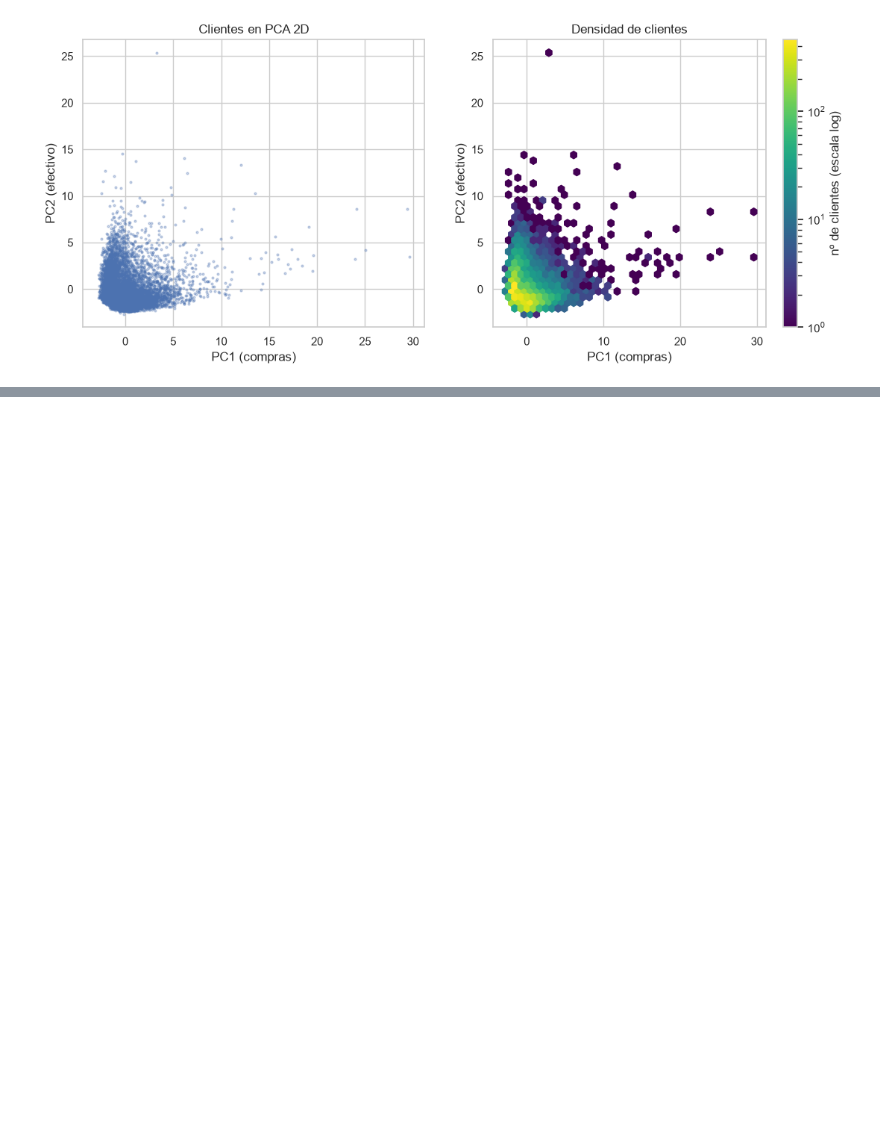
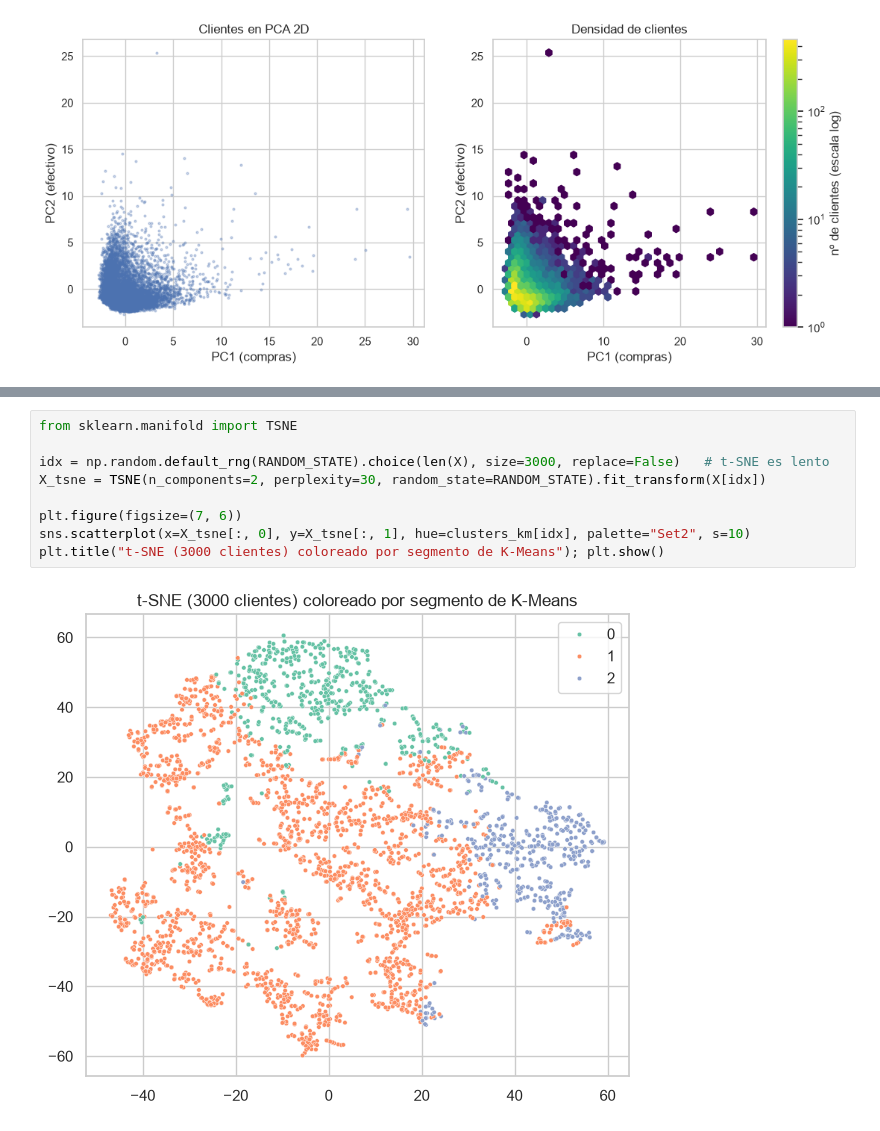
Before and after one commit to IA-P1-BCN/juanCarlos-investigacion-clustering, a Jupyter notebook: workshop-tarjetas.ipynb, the cells around one changed output, grey strips where cells are left out. Saved outputs shown, nothing was run; the diff lists cells and outputs as text; blank space fills up the shorter version.

```diff
--- a/workshop-tarjetas.ipynb
+++ b/workshop-tarjetas.ipynb
@@ -359,0 +399,11 @@ DBSCAN busca **zonas densas separadas por huecos**; en una **nube continua no ha
+# %%
+from sklearn.manifold import TSNE
+
+idx = np.random.default_rng(RANDOM_STATE).choice(len(X), size=3000, replace=False)   # t-SNE es lento
+X_tsne = TSNE(n_components=2, perplexity=30, random_state=RANDOM_STATE).fit_transform(X[idx])
+
+plt.figure(figsize=(7, 6))
+sns.scatterplot(x=X_tsne[:, 0], y=X_tsne[:, 1], hue=clusters_km[idx], palette="Set2", s=10)
+plt.title("t-SNE (3000 clientes) coloreado por segmento de K-Means"); plt.show()
+# %% [output]
+[figure, added]
```
Also changed, not shown: parts of 25 cells of this notebook, 2 other files.
